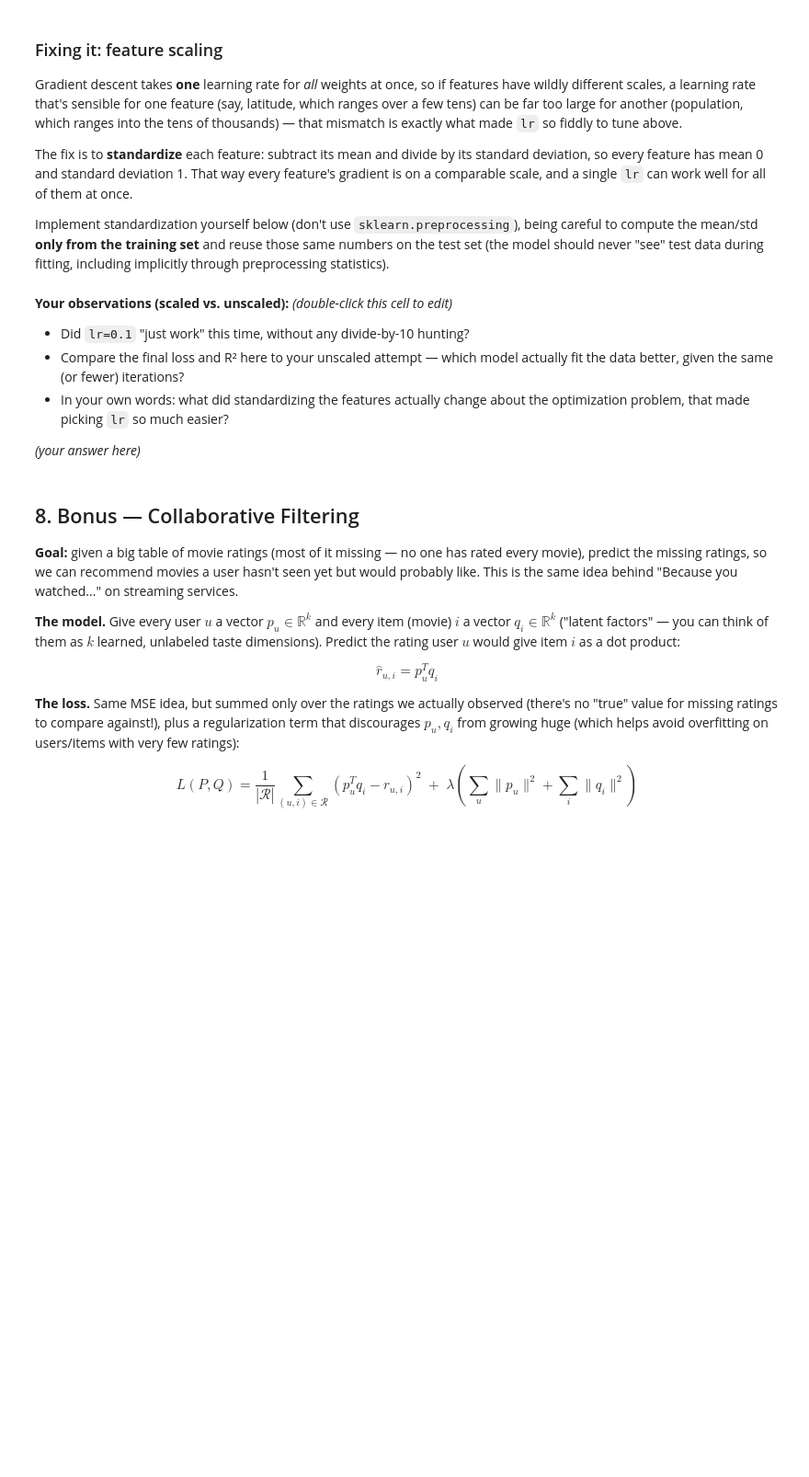
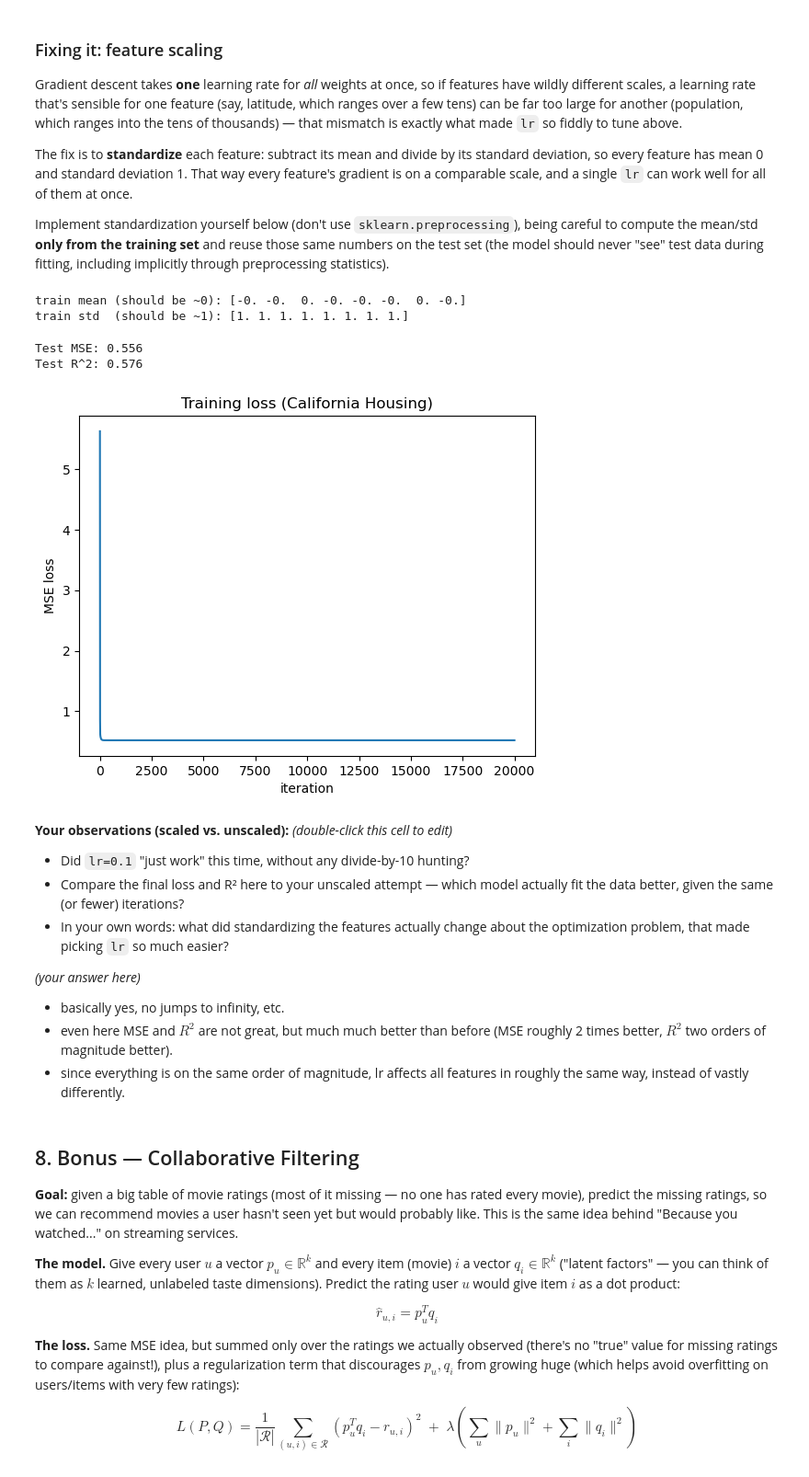
Before and after one commit to karpada2/comp_sci_stuff, a Jupyter notebook: twelvth_grade/classwork/gradient_descent_exercise_gon_grossman.ipynb, the cells around one changed output. Shown at 92% size. Drawn from its saved outputs; the diff is of its cells as text; code cells hidden in the pictures; blank space fills up the shorter version.

```diff
--- a/twelvth_grade/classwork/gradient_descent_exercise_student.ipynb
+++ b/twelvth_grade/classwork/gradient_descent_exercise_gon_grossman.ipynb
@@ -520,32 +580,43 @@ def standardize(X_train, X_test):
     Compute mean/std from X_train (per feature), and use them to standardize
     both X_train and X_test. Return (X_train_scaled, X_test_scaled).
     """
-    # YOUR CODE HERE
-    pass
+    mean = np.mean(X_train, axis=0)
+    std = np.std(X_train, axis=0)
+    X_train_scaled = (X_train - mean)/std
+    X_test_scaled = (X_test - mean)/std
+    return (X_train_scaled, X_test_scaled)
 
 X_train_s, X_test_s = standardize(X_train, X_test)
+
 print("train mean (should be ~0):", X_train_s.mean(axis=0).round(3))
 print("train std  (should be ~1):", X_train_s.std(axis=0).round(3))
+# %% [output]
+train mean (should be ~0): [-0. -0.  0. -0. -0. -0.  0. -0.]
+train std  (should be ~1): [1. 1. 1. 1. 1. 1. 1. 1.]
 # %%
 from sklearn.metrics import mean_squared_error, r2_score
 
 # Create a MultilinearRegression, fit it on the SCALED training data,
 # predict on the scaled test data, and store the predictions in `y_pred`.
 # Try lr=0.1 to start with (the same value that likely misbehaved on raw
 # data above) — compare how it behaves now.
-# YOUR CODE HERE
-real_model = None
-y_pred = None
+real_model = MultilinearRegression(lr=0.1, n_iters=20_000)
+real_model.fit(X_train_s, y_train)
+y_pred = real_model.predict(X_test_s)
 
 mse = mean_squared_error(y_test, y_pred)
 r2 = r2_score(y_test, y_pred)
 print(f"Test MSE: {mse:.3f}")
 print(f"Test R^2: {r2:.3f}")
 
 plt.figure()
 plt.plot(real_model.loss_history)
 plt.xlabel("iteration"); plt.ylabel("MSE loss"); plt.title(f"Training loss ({dataset_name})")
 plt.show()
+# %% [output]
+Test MSE: 0.556
+Test R^2: 0.576
+[figure, added]
 # %% [markdown]
 **Your observations (scaled vs. unscaled):** *(double-click this cell to
 edit)*
@@ -557,6 +628,9 @@ edit)*
   about the optimization problem, that made picking `lr` so much easier?
 
 *(your answer here)*
+- basically yes, no jumps to infinity, etc.
+- even here MSE and $R^2$ are not great, but much much better than before (MSE roughly 2 times better, $R^2$ two orders of magnitude better).
+- since everything is on the same order of magnitude, lr affects all features in roughly the same way, instead of vastly differently.
 # %% [markdown]
 ## 8. Bonus — Collaborative Filtering
 
```
Also changed, not shown: parts of 9 cells of this notebook.
